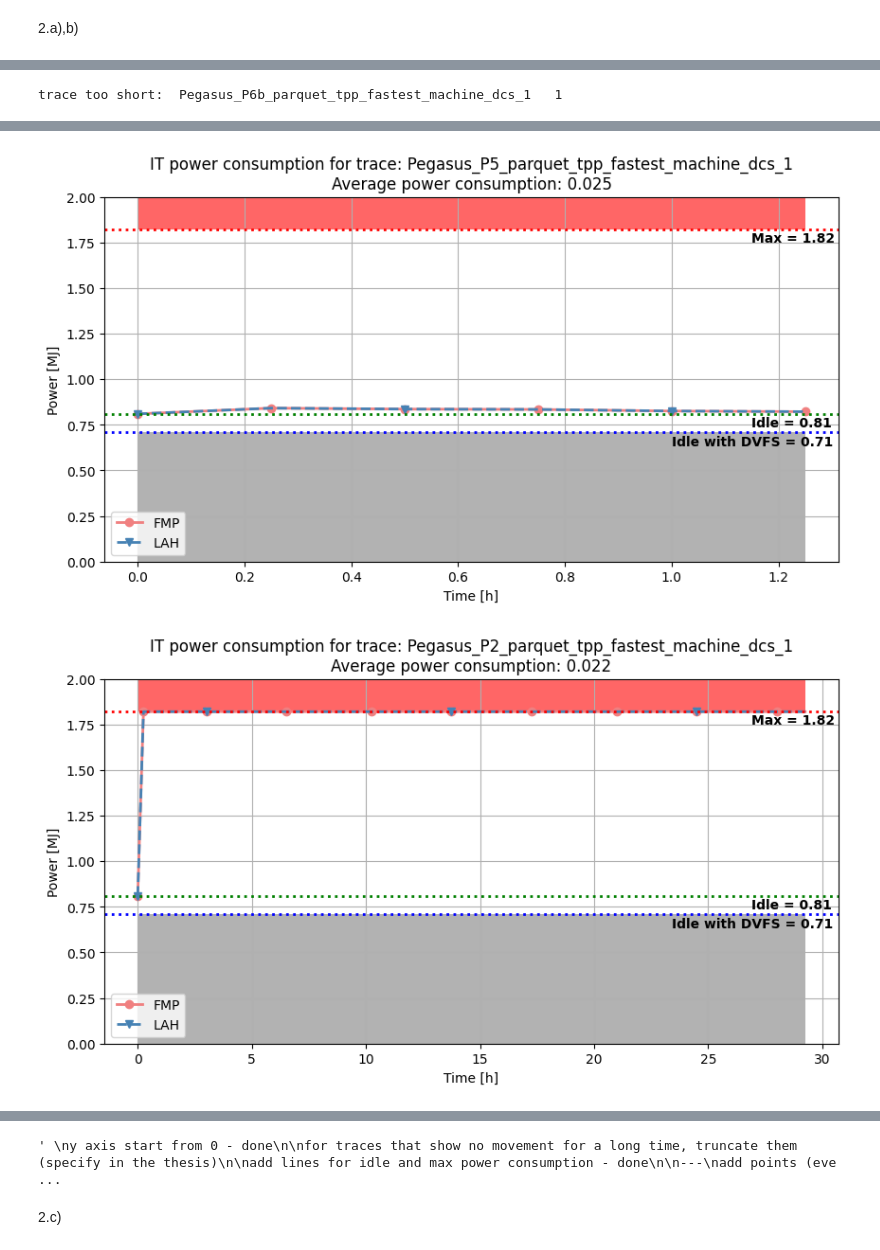
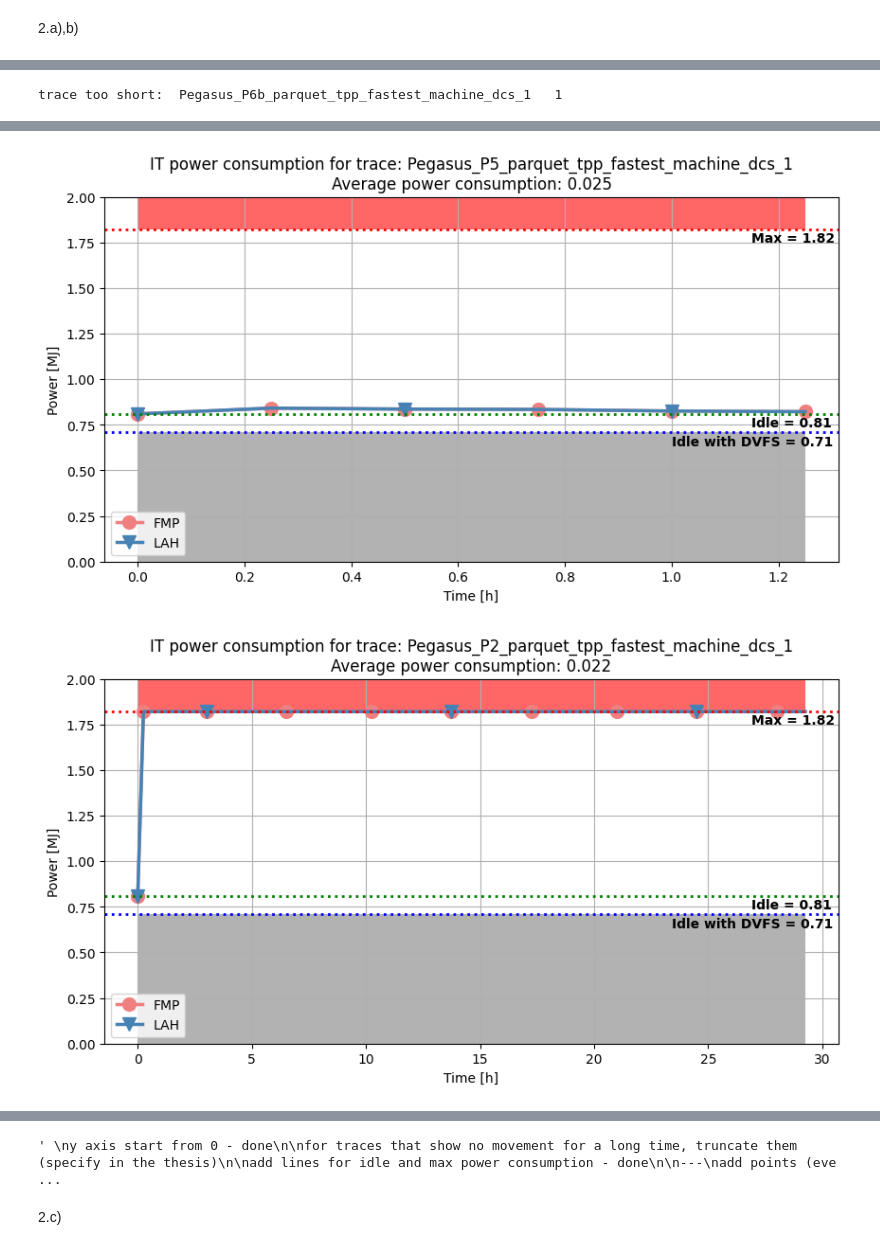
Before and after one commit to Raiduy/gdc-energy-efficiency-analysis, a Jupyter notebook: experiment_result_processing.ipynb, the cells around one changed output, grey strips where cells are left out. Drawn from its saved outputs; the diff is of its cells as text; code cells hidden in the pictures.

```diff
--- a/experiment_result_processing.ipynb
+++ b/experiment_result_processing.ipynb
@@ -406,12 +406,14 @@ for i in range(len(utilization_candidates_fmp)):
     if len(fmp_env) > 2:
         fig, ax = plt.subplots(figsize=(10, 5))
 
-        ax.plot(lah_env['timestamp'], fmp_env['it_power_total'], 'o', ls='-', ms=6, color=colors[0], label='FMP', linewidth=2, markevery=0.1)
-        ax.plot(lah_env['timestamp'], lah_env['it_power_total'], 'v', ls='--', ms=6, color=colors[1], label='LAH', linewidth=2, markevery=0.3)
+        ax.plot(lah_env['timestamp'], fmp_env['it_power_total'], 'o', ls='-', ms=10, color=colors[0], label='FMP', linewidth=2.5, markevery=0.1)
+        ax.plot(lah_env['timestamp'], lah_env['it_power_total'], 'v', ls='-', ms=10, color=colors[1], label='LAH', linewidth=2.5, markevery=0.3)
 
         # fill between with blue where fmp is higher than lah and yellow where lah is higher than fmp
-        plt.fill_between(lah_env['timestamp'], lah_env['it_power_total'], fmp_env['it_power_total'], where=fmp_env['it_power_total'] >= lah_env['it_power_total'], facecolor='orange', alpha=0.3)
-        plt.fill_between(lah_env['timestamp'], lah_env['it_power_total'], fmp_env['it_power_total'], where=fmp_env['it_power_total'] <= lah_env['it_power_total'], facecolor='cyan', alpha=0.3)
+        plt.fill_between(lah_env['timestamp'], lah_env['it_power_total'], fmp_env['it_power_total'], where=fmp_env['it_power_total'] >= lah_env['it_power_total'],
+                          facecolor='yellow', alpha=0.3)
+        plt.fill_between(lah_env['timestamp'], lah_env['it_power_total'], fmp_env['it_power_total'], where=fmp_env['it_power_total'] <= lah_env['it_power_total'],
+                          facecolor='cyan', alpha=0.3)
 
         text_x_coord = lah_env['timestamp'].max()
         ax.axhline(y=theoretical_max, color='red', linestyle=':', linewidth=2)
@@ -462,14 +464,14 @@ add labels to important points (ex: 1.82)
 trace too short:  workflowhub_epigenomics_dataset-ilmn_chameleon-cloud_schema-0-2_epigenomics-ilmn-100000-cc-run004_parquet_tpp_fastest_machine_dcs_1   1
 trace too short:  workflowhub_epigenomics_dataset-hep_grid5000_schema-0-2_epigenomics-hep-g5k-run001_parquet_tpp_fastest_machine_dcs_1   1
 trace too short:  workflowhub_epigenomics_dataset-hep_chameleon-cloud_schema-0-2_epigenomics-hep-100000-cc-run005_parquet_tpp_fastest_machine_dcs_1   1
 trace too short:  workflowhub_epigenomics_dataset-hep_futuregrid_schema-0-2_epigenomics-hep-fg-run001_parquet_tpp_fastest_machine_dcs_1   1
 trace too short:  Pegasus_P6a_parquet_tpp_fastest_machine_dcs_1   1
 trace too short:  workflowhub_epigenomics_dataset-taq_chameleon-cloud_schema-0-2_epigenomics-taq-100000-cc-run002_parquet_tpp_fastest_machine_dcs_1   1
 [figure]
 trace too short:  Pegasus_P6b_parquet_tpp_fastest_machine_dcs_1   1
 [figure]
 [figure]
-[figure, old version]
+[figure, new version]
 [figure]
 ' \ny axis start from 0 - done\n\nfor traces that show no movement for a long time, truncate them (specify in the thesis)\n\nadd lines for idle and max power consumption - done\n\n---\nadd points (eve ...
 # %% [markdown]
```
Also changed, not shown: parts of 6 cells of this notebook.
